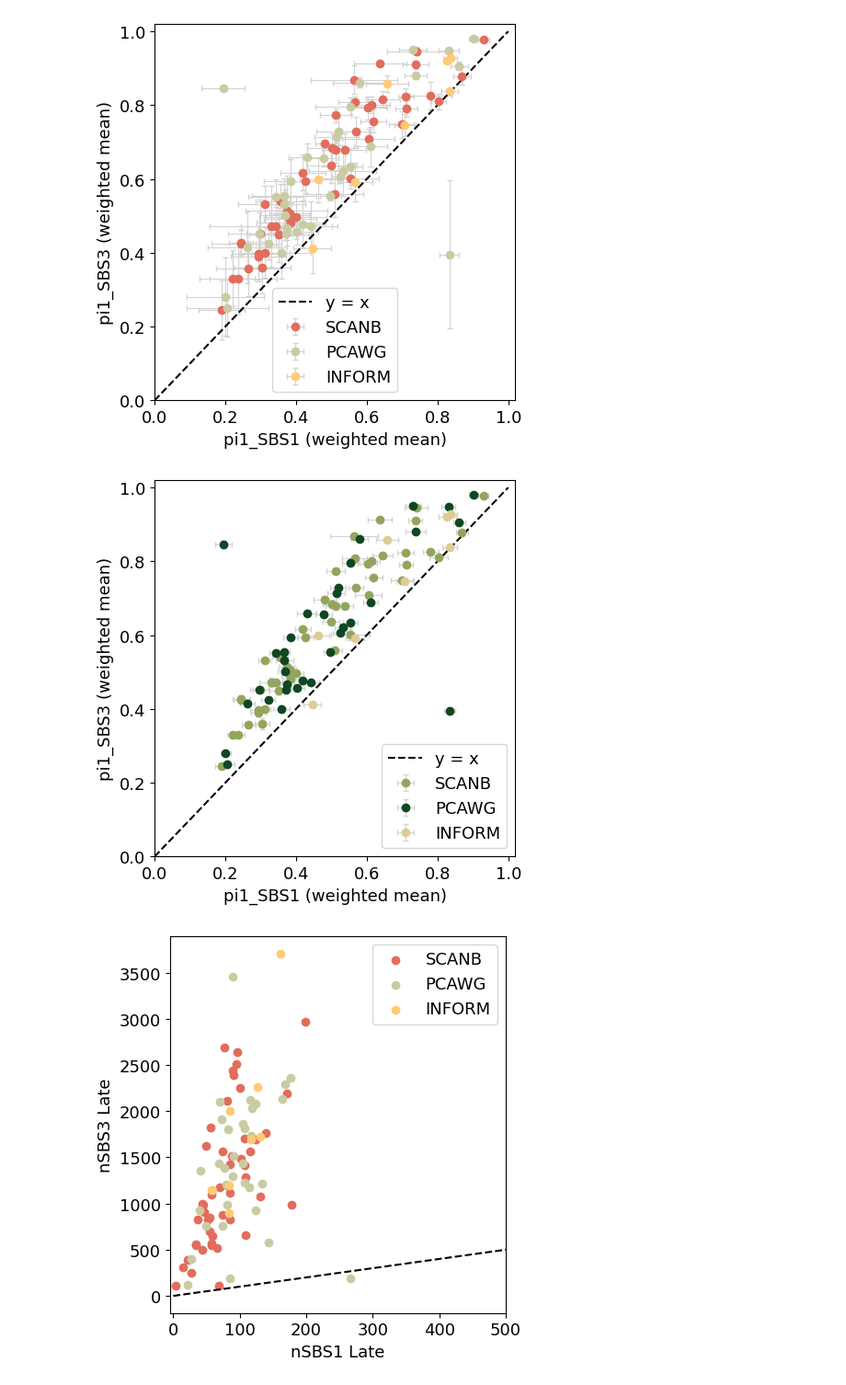
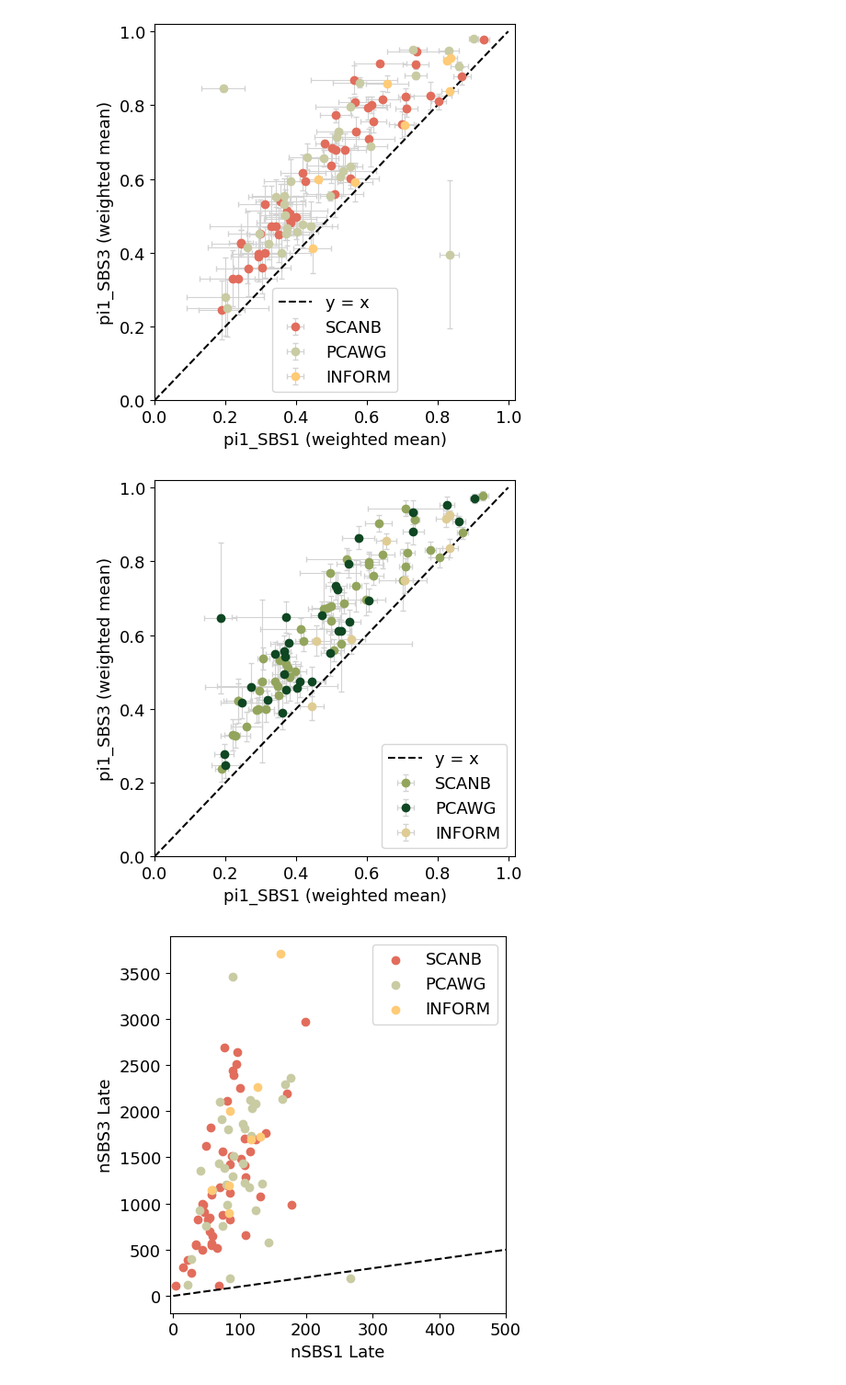
Before and after one commit to michandreop/HRDTimer, a Jupyter notebook: notebooks/paper_figures/Fig1.ipynb, the cells around one changed output. Shown: that part at 92% size. Saved outputs shown, nothing was run; the diff lists cells and outputs as text; code cells hidden in the pictures.

Commit message:
New timing run updates

```diff
--- a/notebooks/paper_figures/Fig1.ipynb
+++ b/notebooks/paper_figures/Fig1.ipynb
@@ -118,6 +120,14 @@ files = {
     'SCANB': "/Users/michail/HMS Dropbox/Michail Andreopoulos/HRDTimer/data/output/SCANB_unfiltered_Breast_WGD_HRD_TimingResults_v9_timing_nboot200.csv",
     'PCAWG': "/Users/michail/HMS Dropbox/Michail Andreopoulos/HRDTimer/data/output/PCAWG_Breast_WGD_HRD_TimingResults_timing_nboot200_0001.csv",
     'INFORM': "/Users/michail/HMS Dropbox/Michail Andreopoulos/HRDTimer/data/output/INFORM_germline_filtered_Breast_WGD_HRD_TimingResults_v9_timing_nboot200.csv"
+}
+
+# Updated files according to the May27 run
+
+files ={
+    'SCANB': "/Users/michail/HMS Dropbox/Michail Andreopoulos/HRDTimer/data/output/May27_TimingRun/SCANB_Breast_WGD_HRD_TimingResults_timing_nboot200_0001_only_prob_change_boot.csv",
+    'PCAWG': "/Users/michail/HMS Dropbox/Michail Andreopoulos/HRDTimer/data/output/May27_TimingRun/PCAWG_Breast_WGD_HRD_TimingResults_timing_nboot200_0001_only_prob_change_boot.csv",
+    'INFORM': "/Users/michail/HMS Dropbox/Michail Andreopoulos/HRDTimer/data/output/May27_TimingRun/INFORM_Breast_WGD_HRD_TimingResults_timing_nboot200_0001_only_prob_change_boot.csv"
 }
 
 df_all = pd.concat([
@@ -197,6 +207,18 @@ plt.show()
 import pandas as pd
 import numpy as np
 import matplotlib.pyplot as plt
+
+# Updated files according to the May27 run
+
+files ={
+    'SCANB': "/Users/michail/HMS Dropbox/Michail Andreopoulos/HRDTimer/data/output/May27_TimingRun/SCANB_Breast_WGD_HRD_TimingResults_timing_nboot200_0001_only_prob_change_boot.csv",
+    'PCAWG': "/Users/michail/HMS Dropbox/Michail Andreopoulos/HRDTimer/data/output/May27_TimingRun/PCAWG_Breast_WGD_HRD_TimingResults_timing_nboot200_0001_only_prob_change_boot.csv",
+    'INFORM': "/Users/michail/HMS Dropbox/Michail Andreopoulos/HRDTimer/data/output/May27_TimingRun/INFORM_Breast_WGD_HRD_TimingResults_timing_nboot200_0001_only_prob_change_boot.csv"
+}
+
+outlier_samples = ['fca6150f-d555-a29e-e040-11ac0d4873b2',
+                   '43f7a2e0-fec9-4e43-872d-18c6c946fa17',
+                   'PD31056a']
 
 def parse_list(s):
     return np.array(eval(s, {"nan": np.nan}), dtype=float)
@@ -212,36 +234,41 @@ def weighted_mean_and_propagated_error(values, errors, weights):
     propagated_error = np.sqrt(np.sum((weights * errors) ** 2) / np.sum(weights) ** 2)
     return mean, propagated_error
 
+# In the updated run the CIs for pi are the 95% confidence intervals (using the correct error here
+# by propagating the individual pi errors)
+
 records = []
 for label, f in files.items():
     df = pd.read_csv(f)
     for _, row in df.dropna(subset=['pi1SBS1', 'pi1SBS3', 'pi1SBS1_ci', 'pi1SBS3_ci', 'N_mut_all']).iterrows():
+        if row['ID'] in outlier_samples:
+            continue  # Skip this sample
         w = parse_list(row['N_mut_all'])
         m1, e1 = weighted_mean_and_propagated_error(parse_list(row['pi1SBS1']), parse_list(row['pi1SBS1_ci']), w)
         m3, e3 = weighted_mean_and_propagated_error(parse_list(row['pi1SBS3']), parse_list(row['pi1SBS3_ci']), w)
         records.append({'Dataset': label, 'SBS1': m1, 'SBS1_err': e1, 'SBS3': m3, 'SBS3_err': e3})
 
 plot_df = pd.DataFrame(records)
 
 # Optional color scheme
 colors = {'INFORM': '#DFCC94', 'SCANB': '#93A55D', 'PCAWG': '#0F4722'}
 
 plt.figure(figsize=(5,5))
 for d in plot_df['Dataset'].unique():
     sub = plot_df[plot_df['Dataset'] == d]
     plt.errorbar(sub['SBS1'], sub['SBS3'], xerr=sub['SBS1_err'], yerr=sub['SBS3_err'],
                  fmt='o', label=d, color=colors[d], ecolor='lightgrey', capsize=2, markersize=6, elinewidth=0.8)
 
 x = np.linspace(0, 1, 100)
 plt.plot(x, x, 'k--', label='y = x')
 plt.xlabel("pi1_SBS1 (weighted mean)")
 plt.ylabel("pi1_SBS3 (weighted mean)")
 plt.xlim(0, 1.02), plt.ylim(0, 1.02)
 plt.legend(), plt.tight_layout()
-#plt.savefig("/Users/michail/HMS Dropbox/Michail Andreopoulos/HRDTimer/data/output/output_plots/All_Cohorts_pi1SBS3_vs_pi1SBS1.pdf", format='pdf', bbox_inches='tight')
+plt.savefig("/Users/michail/HMS Dropbox/Michail Andreopoulos/HRDTimer/data/output/output_plots/All_Cohorts_pi1SBS3_vs_pi1SBS1_May28.pdf", format='pdf', bbox_inches='tight')
 plt.show()
 # %% [output]
-[figure, old version]
+[figure, new version]
 # %%
 def parse_list(s): return np.array(eval(s, {"nan": np.nan}), dtype=float)
 
```
Also changed, not shown: parts of 1 cell of this notebook, 3 other files.
